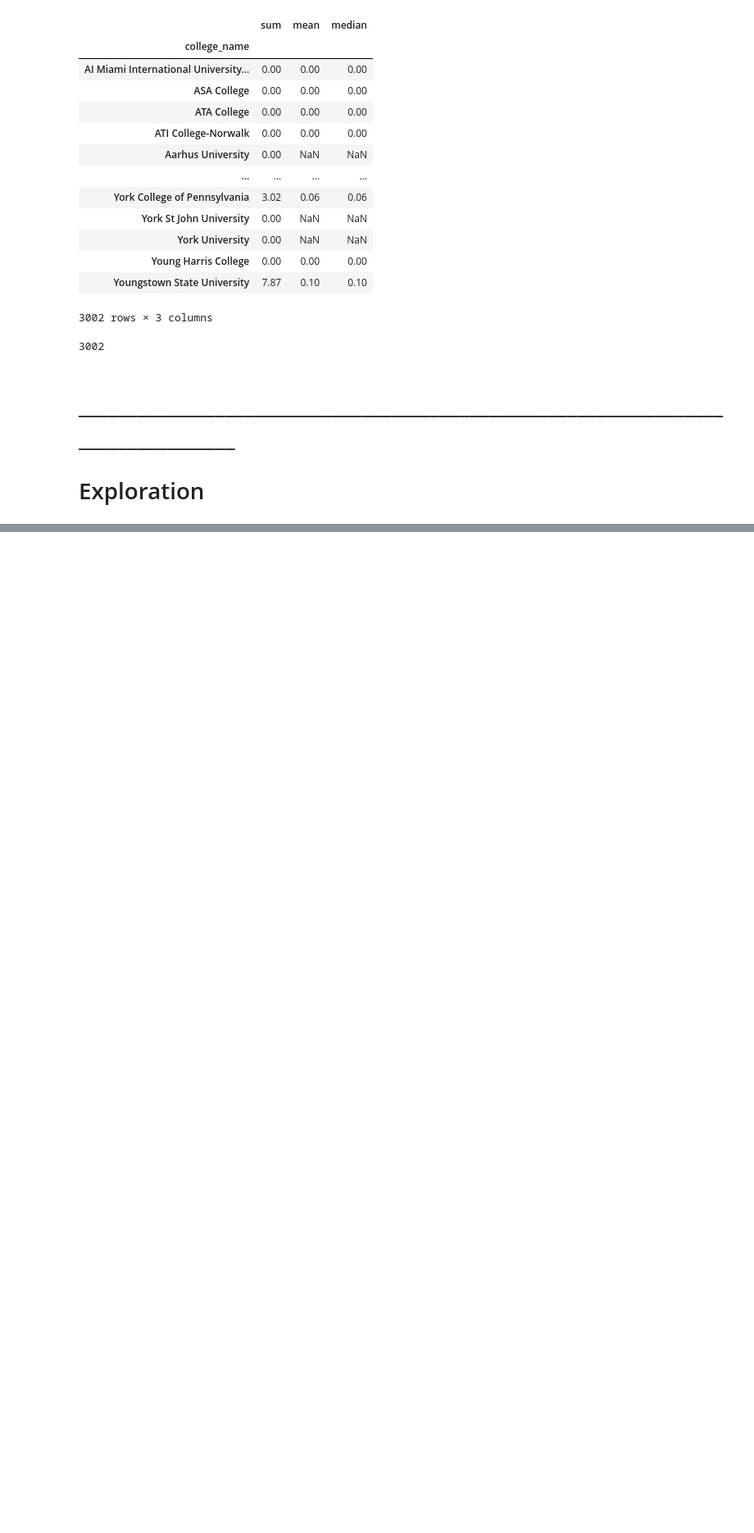
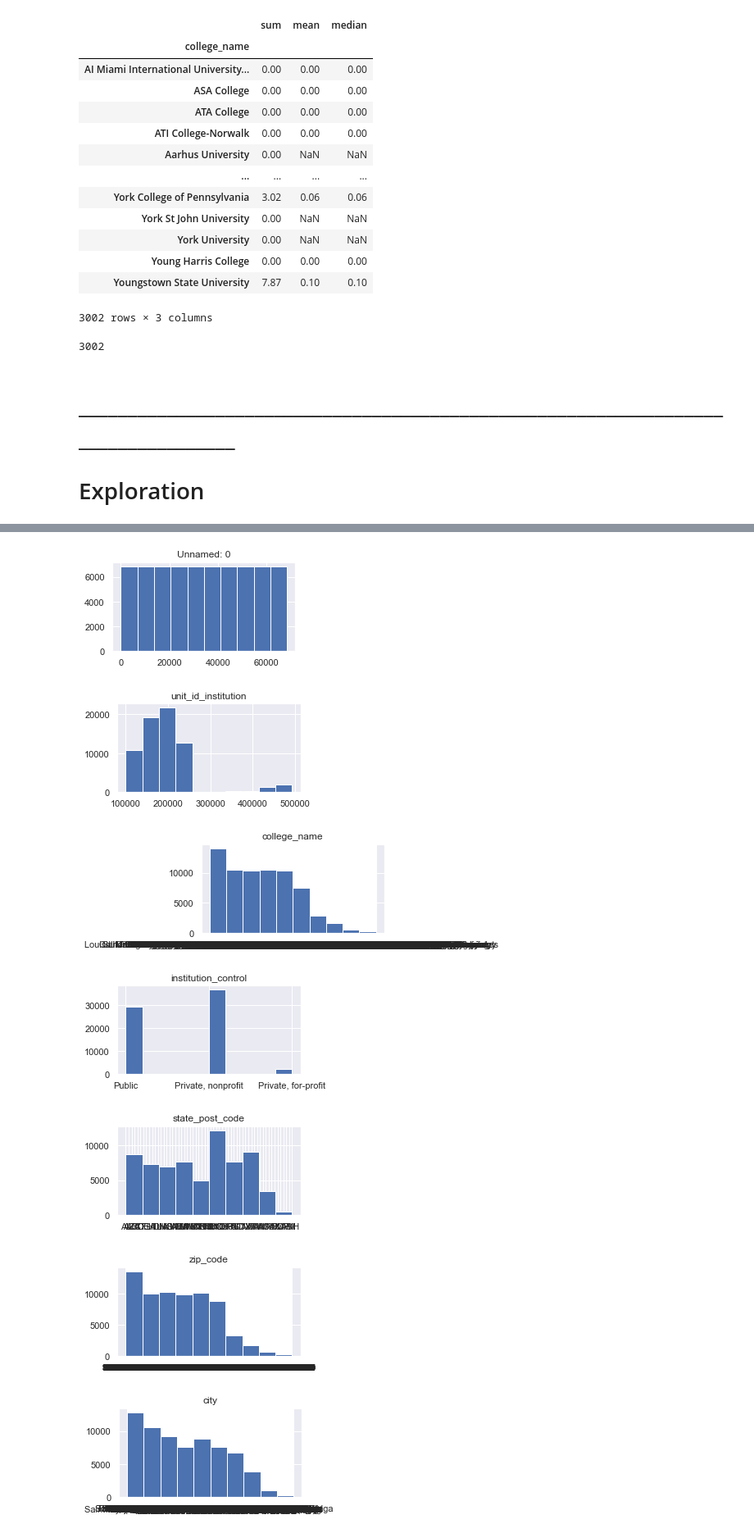
Before and after one commit to CDM-College-ROI/capstone_working_repo, a Jupyter notebook: ds_folder/explore_workbook.ipynb, the cells around one changed output, grey strips where cells are left out. Shown at 82% size. Cells and saved outputs as stored; diff of their text form; code cells hidden in the pictures; blank space fills up the shorter version.

```diff
--- a/ds_folder/explore_workbook.ipynb
+++ b/ds_folder/explore_workbook.ipynb
@@ -430,4 +472,2 @@ explore_df.college_name.nunique()
 # %%
 explore_df = pd.read_csv('df_exploration_ready_with_ROI.csv')
-# %%
-explore_df = prepare.clean_step1(explore_df)
@@ -435,0 +488,15 @@ AttributeError: module 'prepare' has no attribute 'clean_step1'
+# %%
+# Histogram showing distribution of all cols
+for col in explore_df.columns:
+    plt.figure(figsize=(4,2))
+    plt.hist(explore_df[col])
+    plt.title(col)
+    plt.show()
+# %% [output]
+[figure, added]
+[figure, added]
+[figure, added]
+[figure, added]
+[figure, added]
+[figure, added]
+[figure, added]
```
Also changed, not shown: parts of 19 cells of this notebook, 1 other file.
